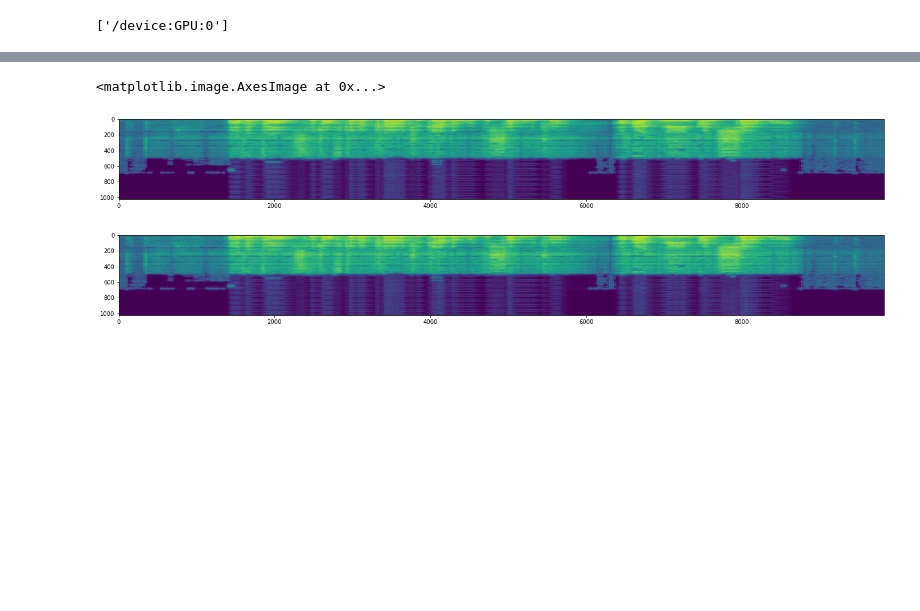
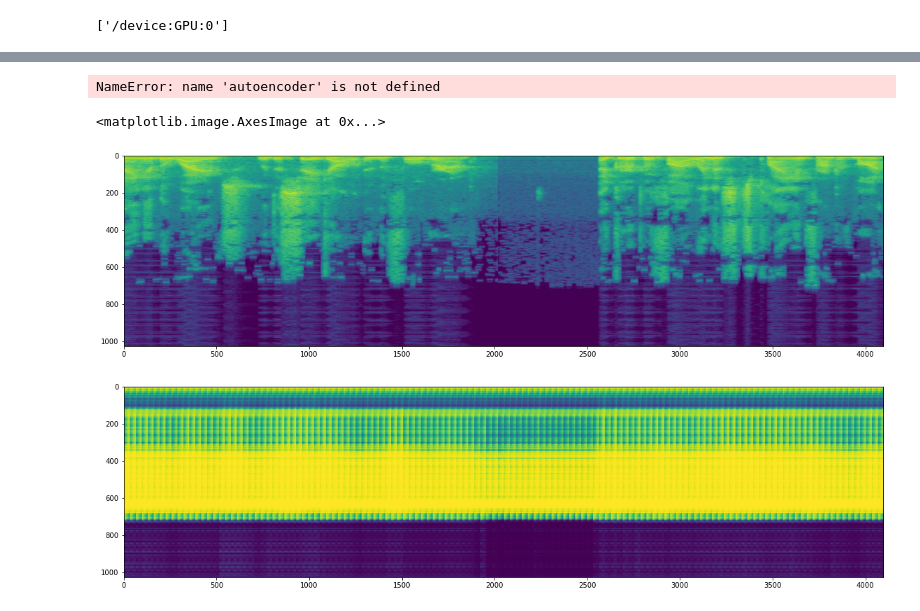
Before and after one commit to Stsh4lson/speech-to-age-gender, a Jupyter notebook: spacing.ipynb, the cells around one changed output, grey strips where cells are left out. Cells and saved outputs as stored; diff of their text form; code cells hidden in the pictures; blank space fills up the shorter version.

```diff
--- a/spacing.ipynb
+++ b/spacing.ipynb
@@ -139,6 +148,16 @@ KeyboardInterrupt:
 # %%
-model.save('saved_models\\model{}_{}.h5'.format(NAME, time.time()))
+autoencoder.save('saved_models\\model{}_{}.h5'.format(NAME, time.time()))
+# %% [output]
+NameError: name 'autoencoder' is not defined
 # %%
+TIMESTEPS = 32
+WINDOWS_STEP = 32
+N_FEATURES = 1025
+BATCH_SIZE = 128
+EPOCHS = 10
+TRAIN_IDX = np.arange(0, 225752, 1)
+VALIDATION_IDX = np.arange(225752, 322504, 1)
+
 class TESTEncoderGenerator(tf.data.Dataset):
     def _generator(case_nums, TIMESTEPS, WINDOWS_STEP, BATCH_SIZE):
         from DataPreprocessor import DataLoader
@@ -161,5 +180,12 @@ class TESTEncoderGenerator(tf.data.Dataset):
                     spectral_frames = []
                 batch_start += WINDOWS_STEP #window sliding by half of a window size
                 batch_end += WINDOWS_STEP
+    def __new__(cls, case_nums=VALIDATION_IDX, TIMESTEPS=TIMESTEPS, WINDOWS_STEP=WINDOWS_STEP, N_FEATURES=N_FEATURES, BATCH_SIZE=BATCH_SIZE):
+        return tf.data.Dataset.from_generator(
+            cls._generator,
+            output_types=tf.dtypes.float32,
+            output_shapes=(BATCH_SIZE, TIMESTEPS, N_FEATURES),
+            args=(case_nums, TIMESTEPS, WINDOWS_STEP, BATCH_SIZE)
+        )
 # %%
 samples = []
@@ -167,13 +193,15 @@ for x in TESTEncoderGenerator().map(scaled, num_parallel_calls=tf.data.experimen
     samples.append(x)
     if len(samples)>5:
         break
+# %%
+autoencoder = tf.keras.models.load_model('saved_models\modelmodel_1_1599134708_1599137344.2365777.h5')
 # %%
-yhat = autoencoder.predict(samples[0], verbose=0)
+yhat = autoencoder.predict(samples[3], verbose=0)
 fig, ax = plt.subplots(figsize=(24, 5))
-ax.imshow(np.swapaxes(np.vstack(samples[0]), 0, 1))
+ax.imshow(np.swapaxes(np.vstack(samples[3]), 0, 1))
 fig, ax = plt.subplots(figsize=(24, 5))
 ax.imshow(np.swapaxes(np.vstack(yhat), 0, 1))
 # %% [output]
 <matplotlib.image.AxesImage at 0x...>
-[figure, old version]
+[figure, new version]
-[figure, old version]
+[figure, new version]
```
Also changed, not shown: parts of 4 cells of this notebook, 6 other files.
